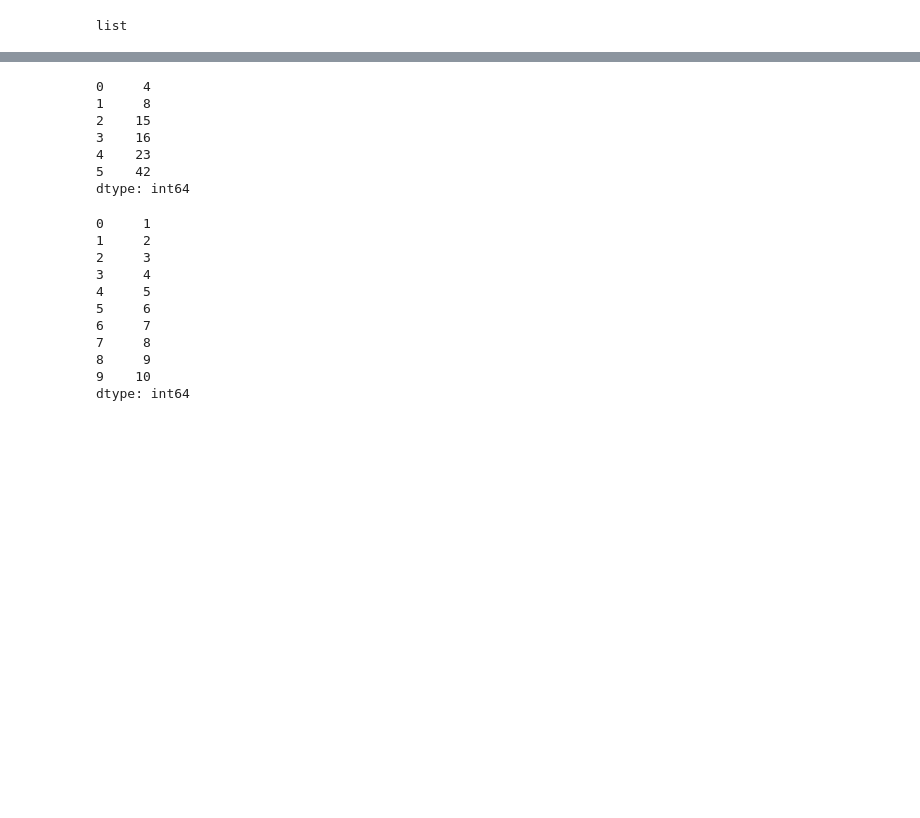
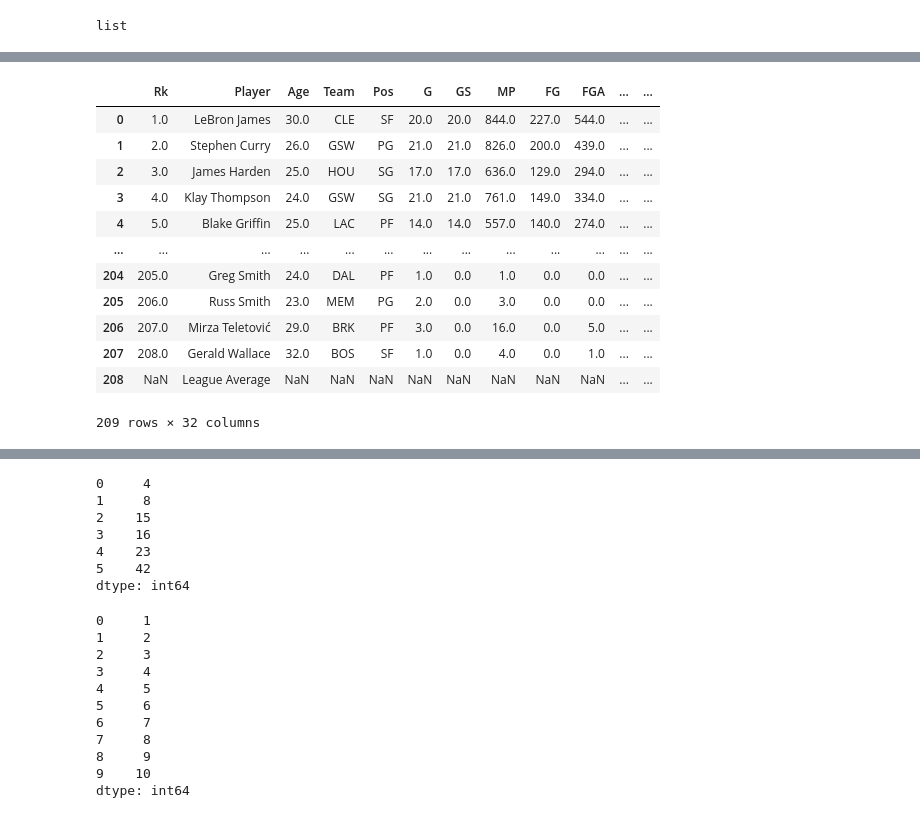
Before and after one commit to Sufeeya07/pyhton_ds, a Jupyter notebook: pandas/pandas.ipynb, the cells around one changed output, grey strips where cells are left out. Saved outputs shown, nothing was run; the diff lists cells and outputs as text; code cells hidden in the pictures; blank space fills up the shorter version.

```diff
--- a/pandas/pandas.ipynb
+++ b/pandas/pandas.ipynb
@@ -329,3 +397,18 @@ len(url_data)
 # %%
-df3 = url_data[0]
+df3 = url_data[1]
+df3
+# %% [output]
+|  | Rk | Player | Age | Team | Pos | G | GS | MP | FG | FGA | ... | ... |
+| 0 | 1.0 | LeBron James | 30.0 | CLE | SF | 20.0 | 20.0 | 844.0 | 227.0 | 544.0 | ... | ... |
+| 1 | 2.0 | Stephen Curry | 26.0 | GSW | PG | 21.0 | 21.0 | 826.0 | 200.0 | 439.0 | ... | ... |
+| 2 | 3.0 | James Harden | 25.0 | HOU | SG | 17.0 | 17.0 | 636.0 | 129.0 | 294.0 | ... | ... |
+| 3 | 4.0 | Klay Thompson | 24.0 | GSW | SG | 21.0 | 21.0 | 761.0 | 149.0 | 334.0 | ... | ... |
+| 4 | 5.0 | Blake Griffin | 25.0 | LAC | PF | 14.0 | 14.0 | 557.0 | 140.0 | 274.0 | ... | ... |
+| ... | ... | ... | ... | ... | ... | ... | ... | ... | ... | ... | ... | ... |
+| 204 | 205.0 | Greg Smith | 24.0 | DAL | PF | 1.0 | 0.0 | 1.0 | 0.0 | 0.0 | ... | ... |
+| 205 | 206.0 | Russ Smith | 23.0 | MEM | PG | 2.0 | 0.0 | 3.0 | 0.0 | 0.0 | ... | ... |
+| 206 | 207.0 | Mirza Teletović | 29.0 | BRK | PF | 3.0 | 0.0 | 16.0 | 0.0 | 5.0 | ... | ... |
+| 207 | 208.0 | Gerald Wallace | 32.0 | BOS | SF | 1.0 | 0.0 | 4.0 | 0.0 | 1.0 | ... | ... |
+| 208 | NaN | League Average | NaN | NaN | NaN | NaN | NaN | NaN | NaN | NaN | ... | ... |
+209 rows × 32 columns
 # %%
```
Also changed, not shown: parts of 33 cells of this notebook.
